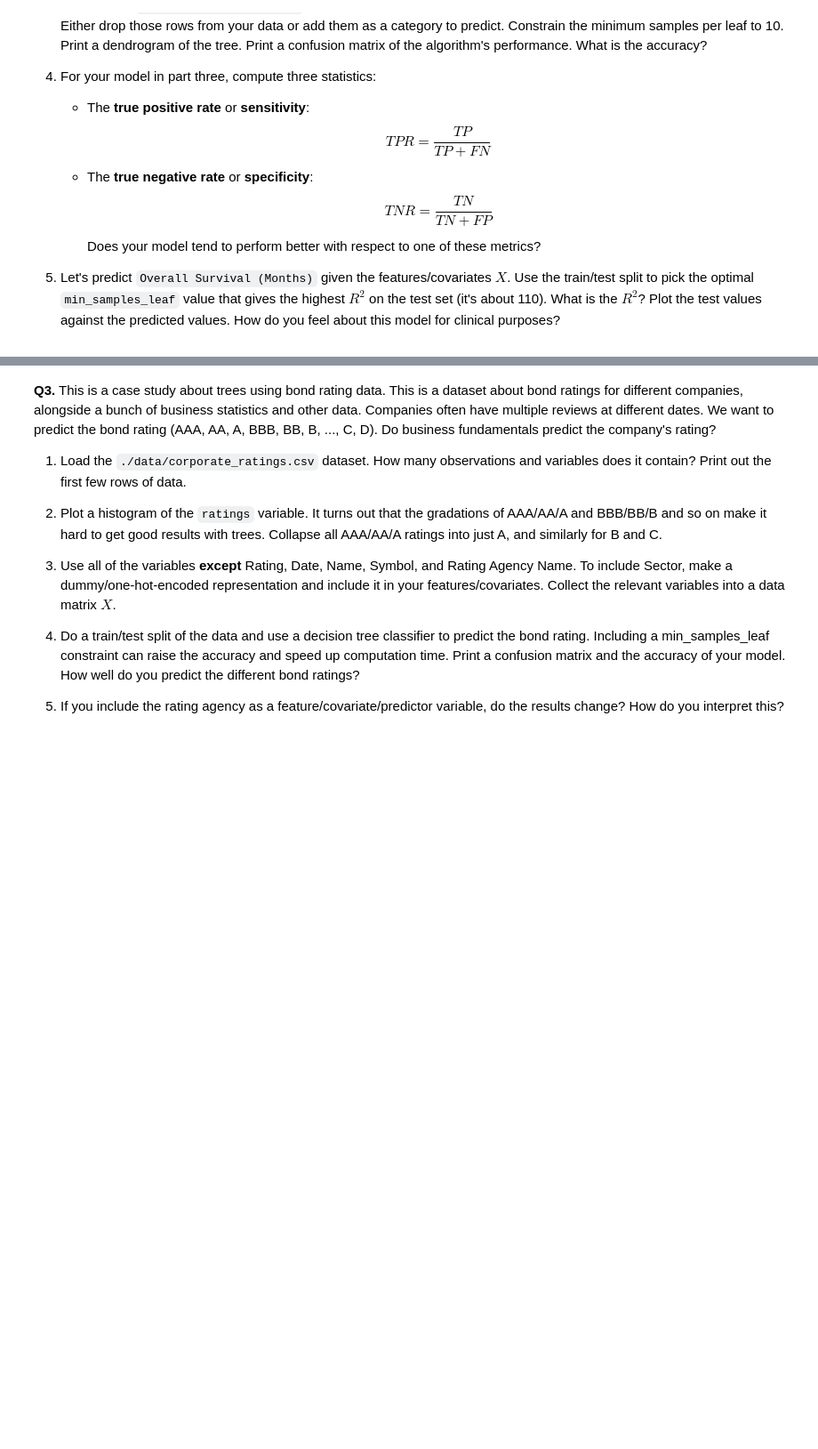
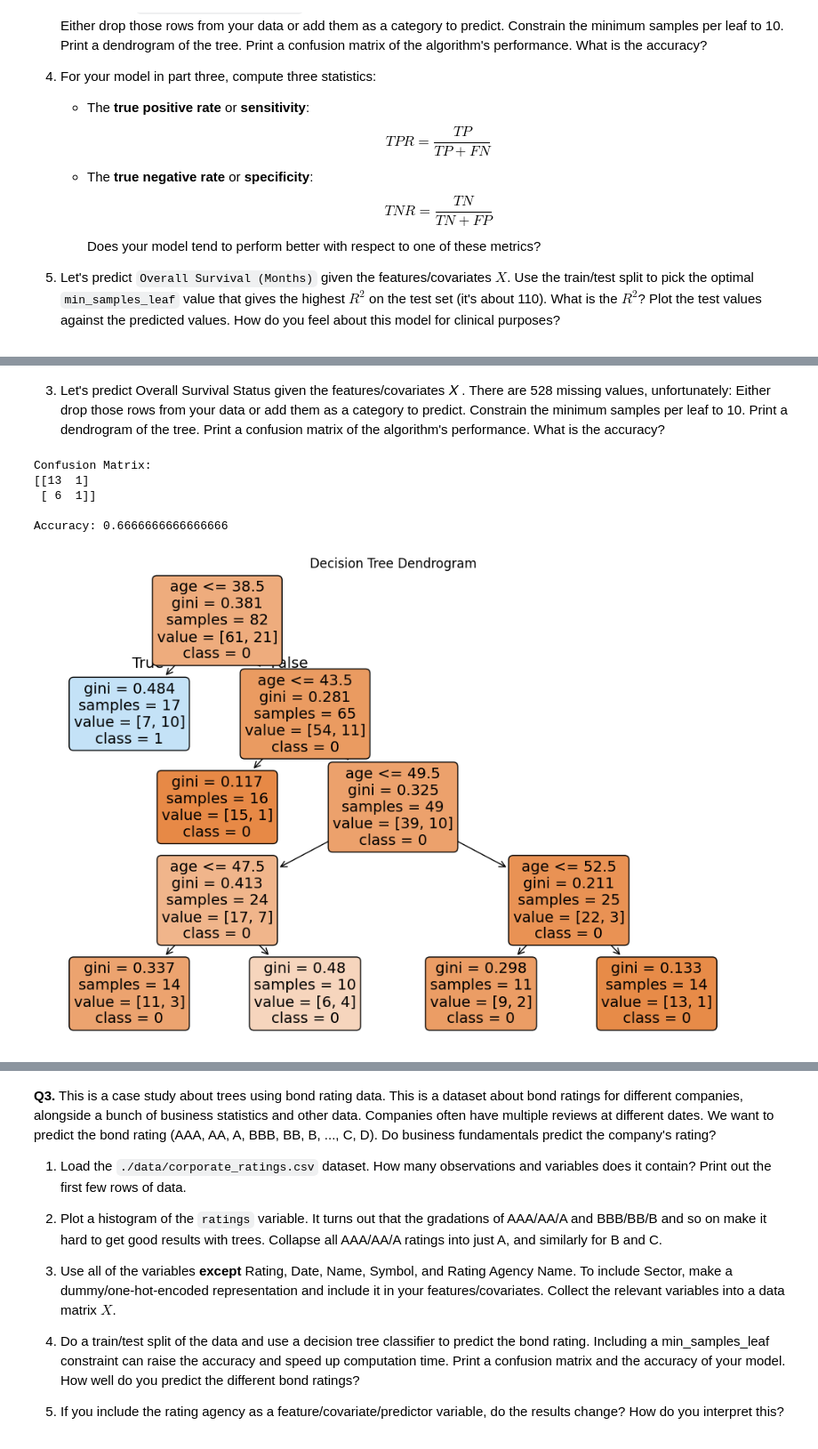
Before and after one commit to simoneminorr/trees_assignment, a Jupyter notebook: assignment.ipynb, the cells around one changed output, grey strips where cells are left out. Shown: that part at 89% size. Drawn from its saved outputs; the diff is of its cells as text; code cells hidden in the pictures; blank space fills up the shorter version.

Commit message:
Final submission for the tree hw

```diff
--- a/assignment.ipynb
+++ b/assignment.ipynb
@@ -44,0 +96,3 @@ A: Some heuristic ways I can examine a tree and decide whether it is probable ov
+# %%
+breast_cancer = pd.read_csv('heart_hw.csv')
+breast_cancer.head()
@@ -44,0 +157,54 @@ A: Some heuristic ways I can examine a tree and decide whether it is probable ov
+# %% [markdown]
+3. Let's predict Overall Survival Status given the features/covariates  𝑋 . There are 528 missing values, unfortunately: Either drop those rows from your data or add them as a category to predict. Constrain the minimum samples per leaf to 10. Print a dendrogram of the tree. Print a confusion matrix of the algorithm's performance. What is the accuracy?
+# %%
+from sklearn.tree import DecisionTreeClassifier
+from sklearn.model_selection import train_test_split
+from sklearn.metrics import confusion_matrix, accuracy_score
+from sklearn.tree import plot_tree
+import matplotlib.pyplot as plt
+
+
+#drop rows with missing values in living df
+breast_cancer.dropna(inplace=True)
+
+#redefining x and y after dropping
+numeric_features=['age']
+categorical_features=['transplant']
+numeric_data=breast_cancer[numeric_features]
+categorical_data=breast_cancer[categorical_features]
+categorical_data_encoded=pd.get_dummies(categorical_data, columns=categorical_features)
+X=pd.concat([numeric_data, categorical_data_encoded], axis=1)
+y=breast_cancer['y']
+
+#split data in training and testing sets
+X_train, X_test, y_train, y_test = train_test_split(X, y, test_size=0.2, random_state=42)
+
+#constraining miniumum samples per leaf to ten
+tree_clf = DecisionTreeClassifier(min_samples_leaf=10, random_state=42)
+
+#training classifier
+tree_clf.fit(X_train, y_train)
+
+#making predictions on test set
+y_pred = tree_clf.predict(X_test)
+
+#print confusion matrix
+print("Confusion Matrix:")
+print(confusion_matrix(y_test, y_pred))
+
+#calculate and print accuracy
+accuracy = accuracy_score(y_test, y_pred)
+print(f"\nAccuracy: {accuracy}")
+
+#plot decision tree
+plt.figure(figsize=(12, 8))
+plot_tree(tree_clf, feature_names=X.columns, class_names=['0', '1'], filled=True, rounded=True)
+plt.title("Decision Tree Dendrogram")
+plt.show()
+# %% [output]
+Confusion Matrix:
+[[13  1]
+ [ 6  1]]
+
+Accuracy: 0.6666666666666666
+[figure, added]
```
Also changed, not shown: parts of 24 cells of this notebook.
